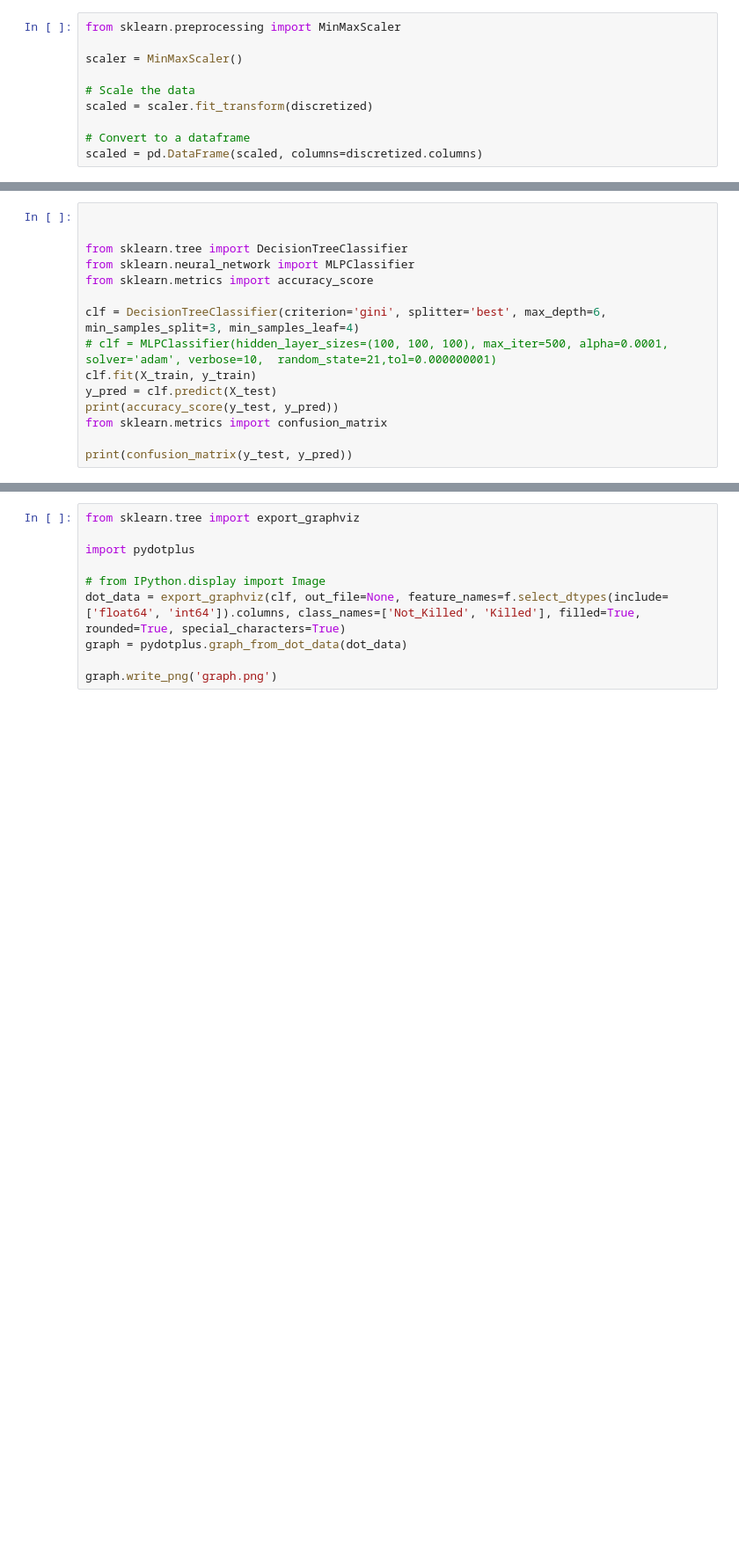
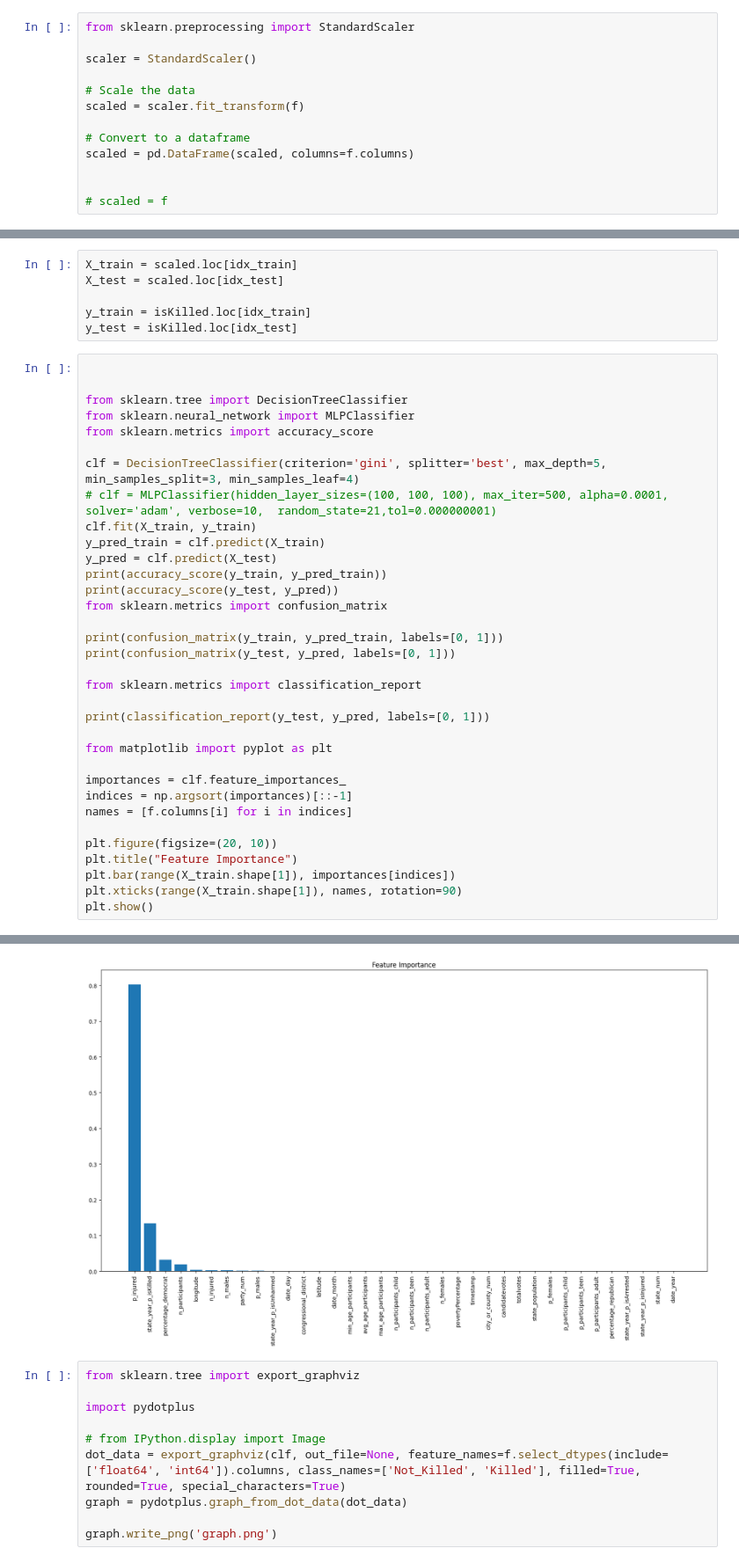
Before and after one commit to gentannipea/DataMining-2023, a Jupyter notebook: notebooks/Classification.ipynb, the cells around one changed output, grey strips where cells are left out. Shown at 88% size. Saved outputs shown, nothing was run; the diff lists cells and outputs as text; blank space fills up the shorter version.

```diff
--- a/notebooks/Classification.ipynb
+++ b/notebooks/Classification.ipynb
@@ -61,10 +159,13 @@ discretized = discretized.drop(columns=cat_cols)
 # %%
-from sklearn.preprocessing import MinMaxScaler
+from sklearn.preprocessing import StandardScaler
 
-scaler = MinMaxScaler()
+scaler = StandardScaler()
 
 # Scale the data
-scaled = scaler.fit_transform(discretized)
+scaled = scaler.fit_transform(f)
 
 # Convert to a dataframe
-scaled = pd.DataFrame(scaled, columns=discretized.columns)
+scaled = pd.DataFrame(scaled, columns=f.columns)
+
+
+# scaled = f
@@ -106,3 +172,9 @@ X_train, X_test, y_train, y_test = train_test_split(f.select_dtypes(include=['fl
+# %%
+X_train = scaled.loc[idx_train]
+X_test = scaled.loc[idx_test]
+
+y_train = isKilled.loc[idx_train]
+y_test = isKilled.loc[idx_test]
 # %%
 
 
@@ -110,12 +182,31 @@ from sklearn.tree import DecisionTreeClassifier
 from sklearn.neural_network import MLPClassifier
 from sklearn.metrics import accuracy_score
 
-clf = DecisionTreeClassifier(criterion='gini', splitter='best', max_depth=6, min_samples_split=3, min_samples_leaf=4)
+clf = DecisionTreeClassifier(criterion='gini', splitter='best', max_depth=5, min_samples_split=3, min_samples_leaf=4)
 # clf = MLPClassifier(hidden_layer_sizes=(100, 100, 100), max_iter=500, alpha=0.0001, solver='adam', verbose=10,  random_state=21,tol=0.000000001)
 clf.fit(X_train, y_train)
+y_pred_train = clf.predict(X_train)
 y_pred = clf.predict(X_test)
+print(accuracy_score(y_train, y_pred_train))
 print(accuracy_score(y_test, y_pred))
 from sklearn.metrics import confusion_matrix
 
-print(confusion_matrix(y_test, y_pred))
+print(confusion_matrix(y_train, y_pred_train, labels=[0, 1]))
+print(confusion_matrix(y_test, y_pred, labels=[0, 1]))
+
+from sklearn.metrics import classification_report
+
+print(classification_report(y_test, y_pred, labels=[0, 1]))
+
+from matplotlib import pyplot as plt
+
+importances = clf.feature_importances_
+indices = np.argsort(importances)[::-1]
+names = [f.columns[i] for i in indices]
+
+plt.figure(figsize=(20, 10))
+plt.title("Feature Importance")
+plt.bar(range(X_train.shape[1]), importances[indices])
+plt.xticks(range(X_train.shape[1]), names, rotation=90)
+plt.show()
 # %% [output]
@@ -125,3 +227,4 @@ print(confusion_matrix(y_test, y_pred))
+[figure, added]
 # %%
 from sklearn.tree import export_graphviz
 
```
Also changed, not shown: parts of 9 cells of this notebook, 2 other files.
